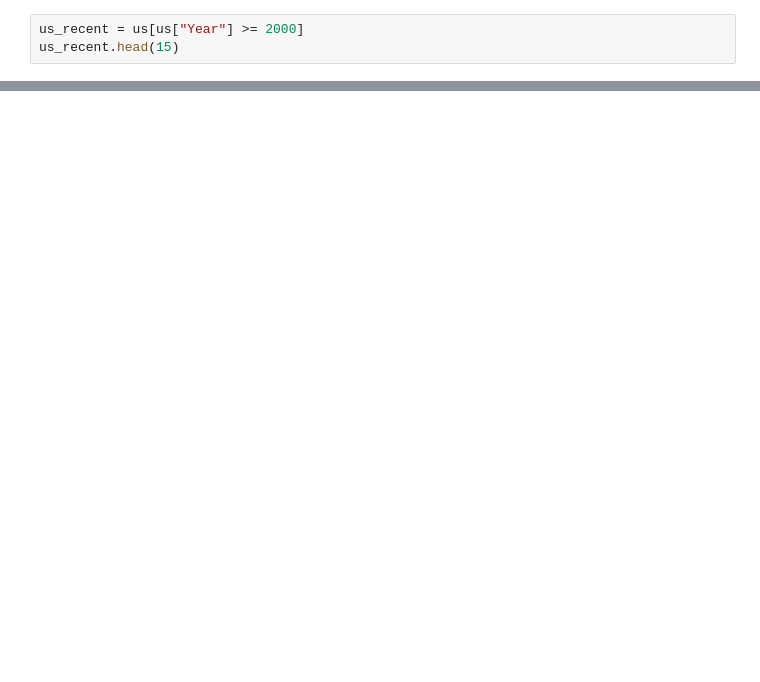
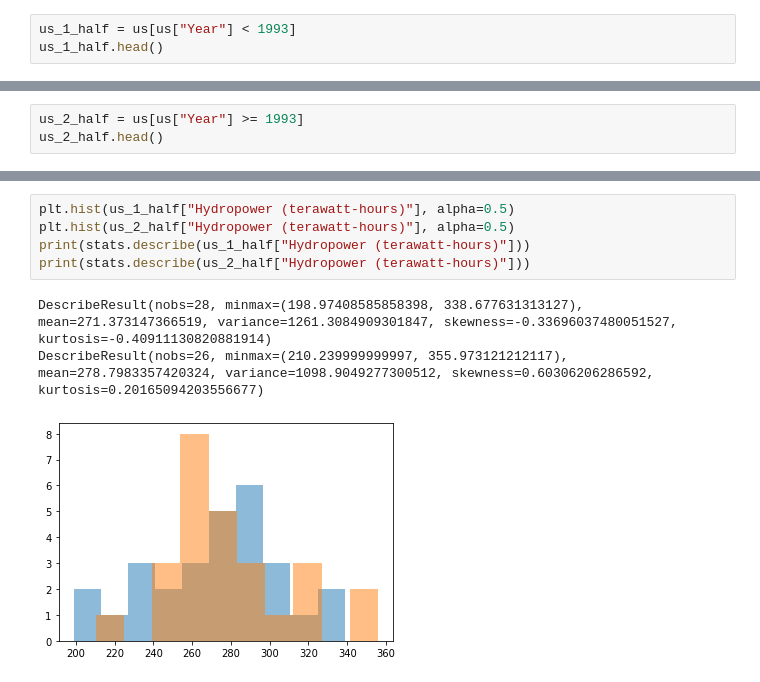
Before and after one commit to jhl126/Capstone1_Rename_later, a Jupyter notebook: Initial EDA.ipynb, the cells around one changed output, grey strips where cells are left out. Saved outputs shown, nothing was run; the diff lists cells and outputs as text; blank space fills up the shorter version.

Commit message:
Added charts/graphs

```diff
--- a/Initial EDA.ipynb
+++ b/Initial EDA.ipynb
@@ -135,7 +133,7 @@ us.head()
 | 4791 | United States | USA | 1969 | 256.028522 | 0.0 | 0.0 | ... |
 [interactive output not drawn]
 # %%
-us_recent = us[us["Year"] >= 2000]
-us_recent.head(15)
+us_1_half = us[us["Year"] < 1993]
+us_1_half.head()
 # %% [output]
 |  | Entity | Code | Year | Hydropower (terawatt-hours) | Solar (terawatt-hours) | Wind (terawatt-hours) | ... |
@@ -157,0 +148,3 @@ us_recent.head(15)
+# %%
+us_2_half = us[us["Year"] >= 1993]
+us_2_half.head()
@@ -157,0 +161,9 @@ us_recent.head(15)
+# %%
+plt.hist(us_1_half["Hydropower (terawatt-hours)"], alpha=0.5)
+plt.hist(us_2_half["Hydropower (terawatt-hours)"], alpha=0.5)
+print(stats.describe(us_1_half["Hydropower (terawatt-hours)"]))
+print(stats.describe(us_2_half["Hydropower (terawatt-hours)"]))
+# %% [output]
+DescribeResult(nobs=28, minmax=(198.97408585858398, 338.677631313127), mean=271.373147366519, variance=1261.3084909301847, skewness=-0.33696037480051527, kurtosis=-0.40911130820881914)
+DescribeResult(nobs=26, minmax=(210.239999999997, 355.973121212117), mean=278.7983357420324, variance=1098.9049277300512, skewness=0.60306206286592, kurtosis=0.20165094203556677)
+[figure, added]
```
Also changed, not shown: parts of 15 cells of this notebook.
